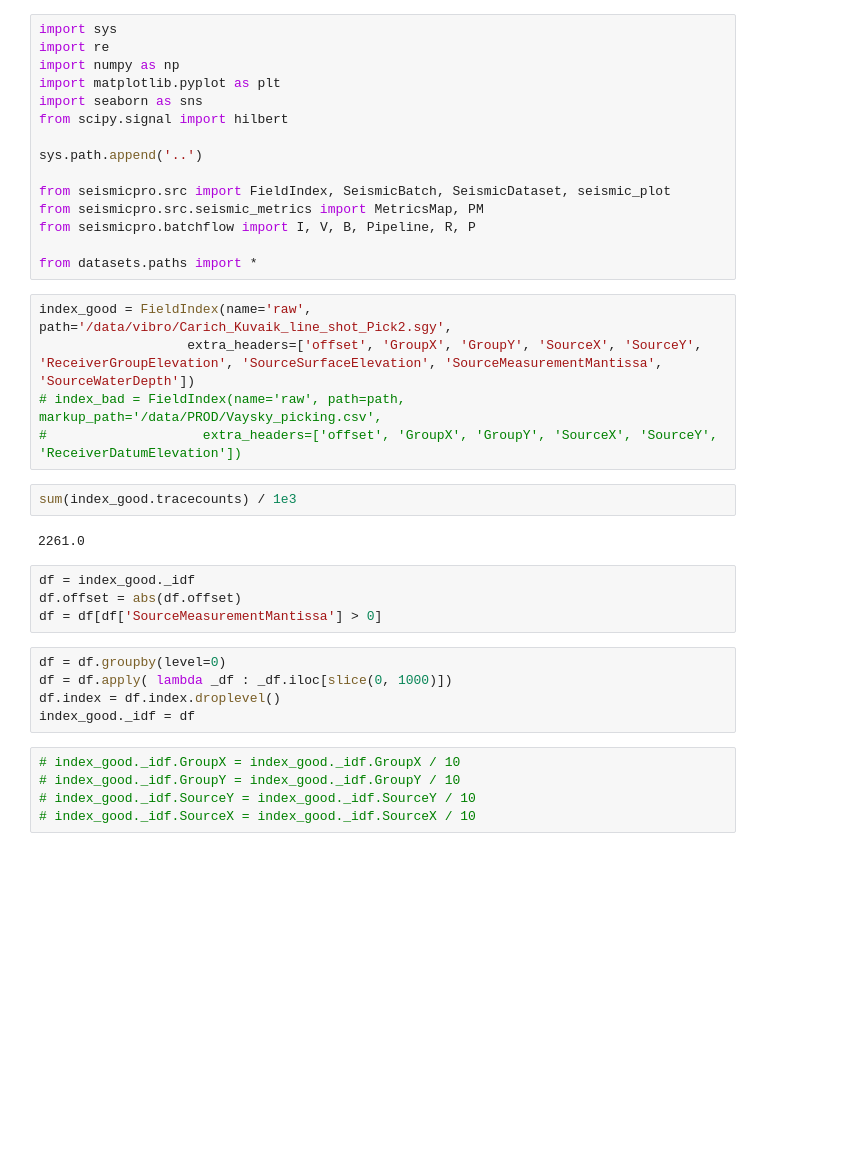
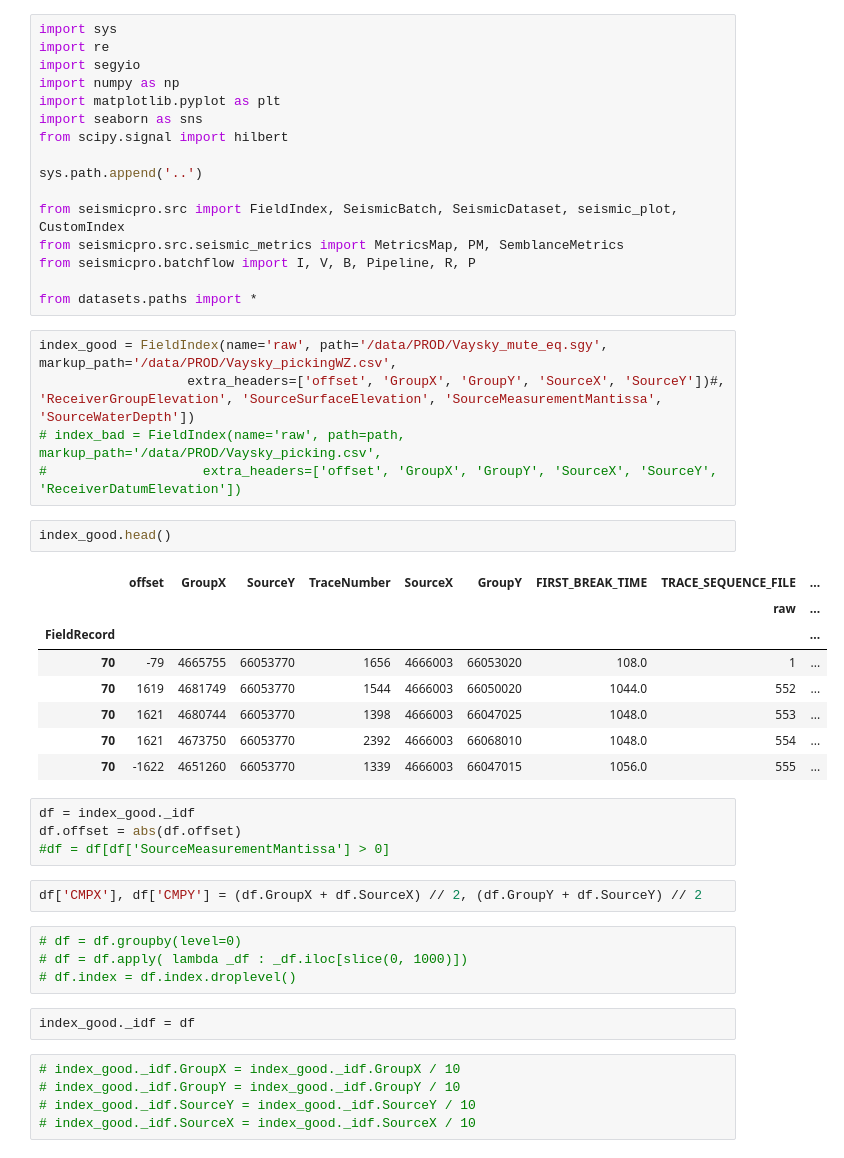
Before and after one commit to janwillembuist/SeismicPro, a Jupyter notebook: tutorials/metrics_map_pipeline.ipynb, the cells around one changed output. Drawn from its saved outputs; the diff is of its cells as text; blank space fills up the shorter version.

```diff
--- a/tutorials/metrics_map_pipeline.ipynb
+++ b/tutorials/metrics_map_pipeline.ipynb
@@ -1,6 +1,7 @@
 # %%
 import sys
 import re
+import segyio
 import numpy as np
 import matplotlib.pyplot as plt
 import seaborn as sns
@@ -8,29 +9,39 @@ from scipy.signal import hilbert
 
 sys.path.append('..')
 
-from seismicpro.src import FieldIndex, SeismicBatch, SeismicDataset, seismic_plot
-from seismicpro.src.seismic_metrics import MetricsMap, PM
+from seismicpro.src import FieldIndex, SeismicBatch, SeismicDataset, seismic_plot, CustomIndex
+from seismicpro.src.seismic_metrics import MetricsMap, PM, SemblanceMetrics
 from seismicpro.batchflow import I, V, B, Pipeline, R, P
 
 from datasets.paths import *
 # %%
-index_good = FieldIndex(name='raw', path='/data/vibro/Carich_Kuvaik_line_shot_Pick2.sgy',
-                   extra_headers=['offset', 'GroupX', 'GroupY', 'SourceX', 'SourceY', 'ReceiverGroupElevation', 'SourceSurfaceElevation', 'SourceMeasurementMantissa', 'SourceWaterDepth'])
+index_good = FieldIndex(name='raw', path='/data/PROD/Vaysky_mute_eq.sgy', markup_path='/data/PROD/Vaysky_pickingWZ.csv',
+                   extra_headers=['offset', 'GroupX', 'GroupY', 'SourceX', 'SourceY'])#, 'ReceiverGroupElevation', 'SourceSurfaceElevation', 'SourceMeasurementMantissa', 'SourceWaterDepth'])
 # index_bad = FieldIndex(name='raw', path=path, markup_path='/data/PROD/Vaysky_picking.csv',
 #                    extra_headers=['offset', 'GroupX', 'GroupY', 'SourceX', 'SourceY', 'ReceiverDatumElevation'])
-# %%
-sum(index_good.tracecounts) / 1e3
-# %% [output]
-2261.0
+# %%
+index_good.head()
+# %% [output]
+|  | offset | GroupX | SourceY | TraceNumber | SourceX | GroupY | FIRST_BREAK_TIME | TRACE_SEQUENCE_FILE | ... |
+|  |  |  |  |  |  |  |  | raw | ... |
+| FieldRecord |  |  |  |  |  |  |  |  | ... |
+| 70 | -79 | 4665755 | 66053770 | 1656 | 4666003 | 66053020 | 108.0 | 1 | ... |
+| 70 | 1619 | 4681749 | 66053770 | 1544 | 4666003 | 66050020 | 1044.0 | 552 | ... |
+| 70 | 1621 | 4680744 | 66053770 | 1398 | 4666003 | 66047025 | 1048.0 | 553 | ... |
+| 70 | 1621 | 4673750 | 66053770 | 2392 | 4666003 | 66068010 | 1048.0 | 554 | ... |
+| 70 | -1622 | 4651260 | 66053770 | 1339 | 4666003 | 66047015 | 1056.0 | 555 | ... |
 # %%
 df = index_good._idf
 df.offset = abs(df.offset)
-df = df[df['SourceMeasurementMantissa'] > 0]
+#df = df[df['SourceMeasurementMantissa'] > 0]
+# %%
+df['CMPX'], df['CMPY'] = (df.GroupX + df.SourceX) // 2, (df.GroupY + df.SourceY) // 2
 # %%
-df = df.groupby(level=0)
-df = df.apply( lambda _df : _df.iloc[slice(0, 1000)])
-df.index = df.index.droplevel()
-index_good._idf = df
+# df = df.groupby(level=0)
+# df = df.apply( lambda _df : _df.iloc[slice(0, 1000)])
+# df.index = df.index.droplevel()
+# %%
+index_good._idf = df
 # %%
 # index_good._idf.GroupX = index_good._idf.GroupX / 10
 # index_good._idf.GroupY = index_good._idf.GroupY / 10
```
Also changed, not shown: parts of 9 cells of this notebook.
